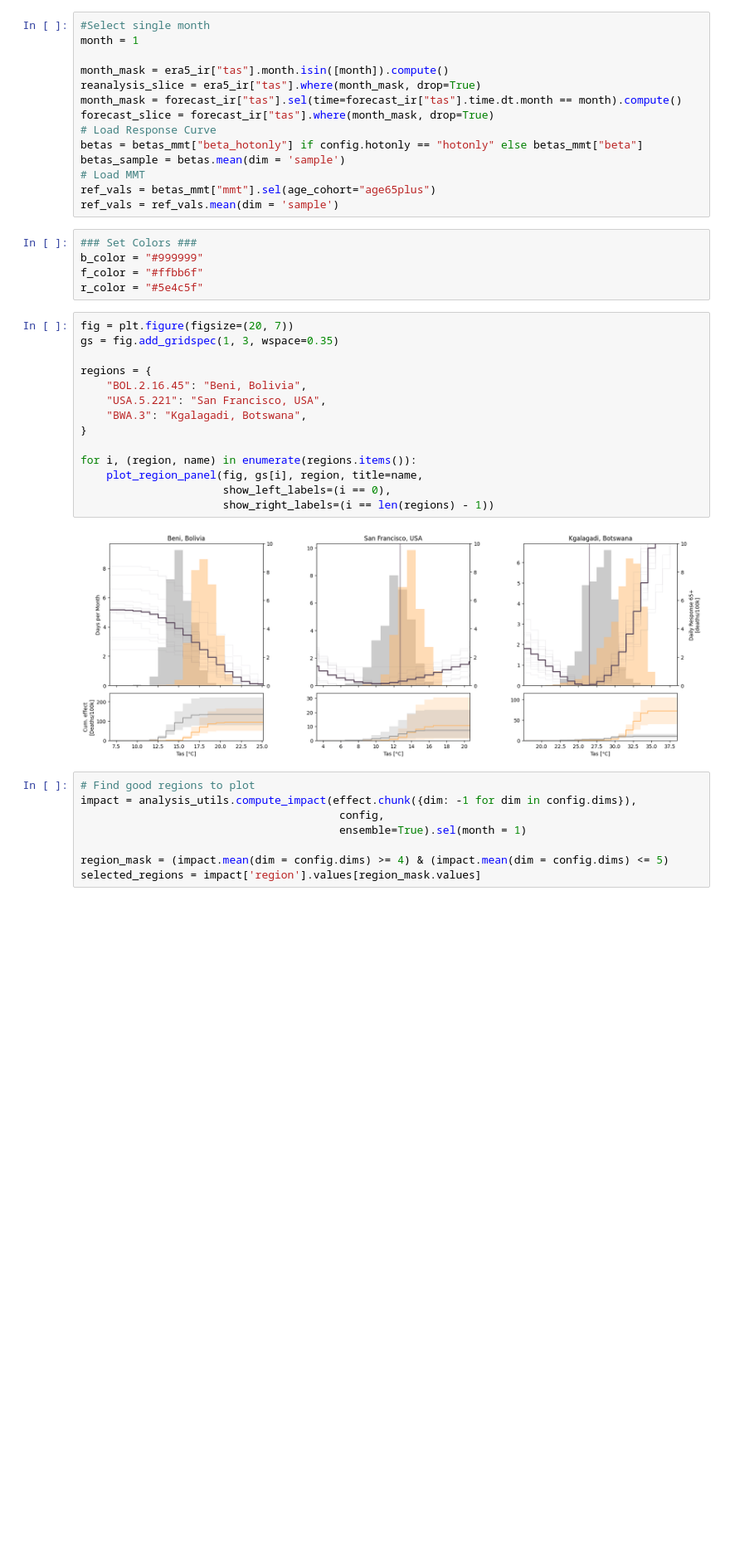
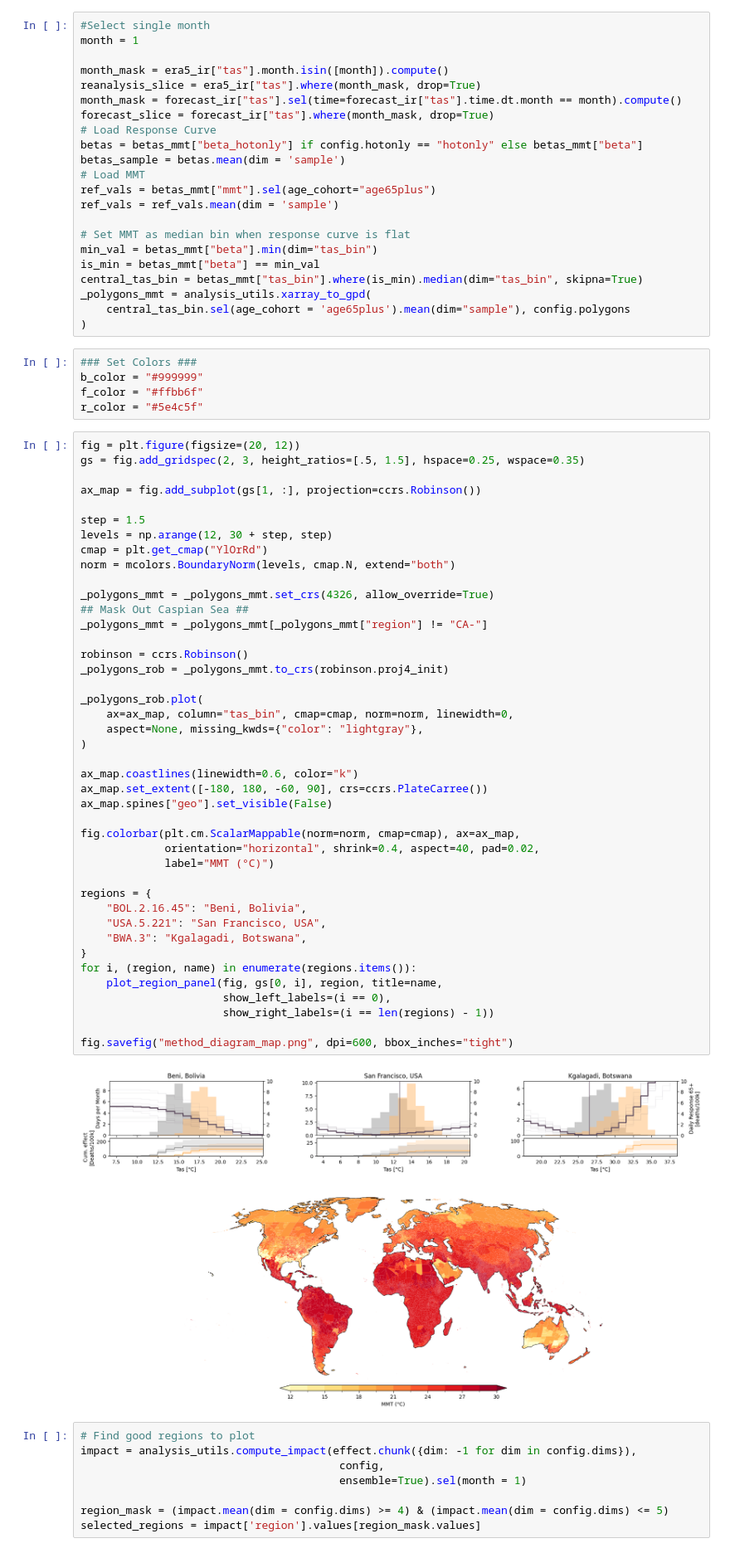
Before and after one commit to ezuetell/poreallas, a Jupyter notebook: analysis/p01_method_diagram_v2.ipynb, the cells around one changed output. Shown at 83% size. Drawn from its saved outputs; the diff is of its cells as text; blank space fills up the shorter version.

```diff
--- a/analysis/p01_method_diagram_v2.ipynb
+++ b/analysis/p01_method_diagram_v2.ipynb
@@ -231,27 +227,63 @@ betas_sample = betas.mean(dim = 'sample')
 # Load MMT
 ref_vals = betas_mmt["mmt"].sel(age_cohort="age65plus")
 ref_vals = ref_vals.mean(dim = 'sample')
+
+# Set MMT as median bin when response curve is flat
+min_val = betas_mmt["beta"].min(dim="tas_bin")
+is_min = betas_mmt["beta"] == min_val
+central_tas_bin = betas_mmt["tas_bin"].where(is_min).median(dim="tas_bin", skipna=True)
+_polygons_mmt = analysis_utils.xarray_to_gpd(
+    central_tas_bin.sel(age_cohort = 'age65plus').mean(dim="sample"), config.polygons
+)
 # %%
 ### Set Colors ###
 b_color = "#999999"
 f_color = "#ffbb6f"
 r_color = "#5e4c5f"
 # %%
-fig = plt.figure(figsize=(20, 7))
-gs = fig.add_gridspec(1, 3, wspace=0.35)
+fig = plt.figure(figsize=(20, 12))
+gs = fig.add_gridspec(2, 3, height_ratios=[.5, 1.5], hspace=0.25, wspace=0.35)
+
+ax_map = fig.add_subplot(gs[1, :], projection=ccrs.Robinson())
+
+step = 1.5
+levels = np.arange(12, 30 + step, step)
+cmap = plt.get_cmap("YlOrRd")
+norm = mcolors.BoundaryNorm(levels, cmap.N, extend="both")
+
+_polygons_mmt = _polygons_mmt.set_crs(4326, allow_override=True)
+## Mask Out Caspian Sea ##
+_polygons_mmt = _polygons_mmt[_polygons_mmt["region"] != "CA-"]
+
+robinson = ccrs.Robinson()
+_polygons_rob = _polygons_mmt.to_crs(robinson.proj4_init)
+
+_polygons_rob.plot(
+    ax=ax_map, column="tas_bin", cmap=cmap, norm=norm, linewidth=0,
+    aspect=None, missing_kwds={"color": "lightgray"},
+)
+
+ax_map.coastlines(linewidth=0.6, color="k")
+ax_map.set_extent([-180, 180, -60, 90], crs=ccrs.PlateCarree())
+ax_map.spines["geo"].set_visible(False)
+
+fig.colorbar(plt.cm.ScalarMappable(norm=norm, cmap=cmap), ax=ax_map,
+             orientation="horizontal", shrink=0.4, aspect=40, pad=0.02,
+             label="MMT (°C)")
 
 regions = {
     "BOL.2.16.45": "Beni, Bolivia",
     "USA.5.221": "San Francisco, USA",
     "BWA.3": "Kgalagadi, Botswana",
 }
-
 for i, (region, name) in enumerate(regions.items()):
-    plot_region_panel(fig, gs[i], region, title=name,
+    plot_region_panel(fig, gs[0, i], region, title=name,
                       show_left_labels=(i == 0),
                       show_right_labels=(i == len(regions) - 1))
+
+fig.savefig("method_diagram_map.png", dpi=600, bbox_inches="tight")
 # %% [output]
-[figure, old version]
+[figure, new version]
 # %%
 # Find good regions to plot
 impact = analysis_utils.compute_impact(effect.chunk({dim: -1 for dim in config.dims}),
```
Also changed, not shown: parts of 2 cells of this notebook.
